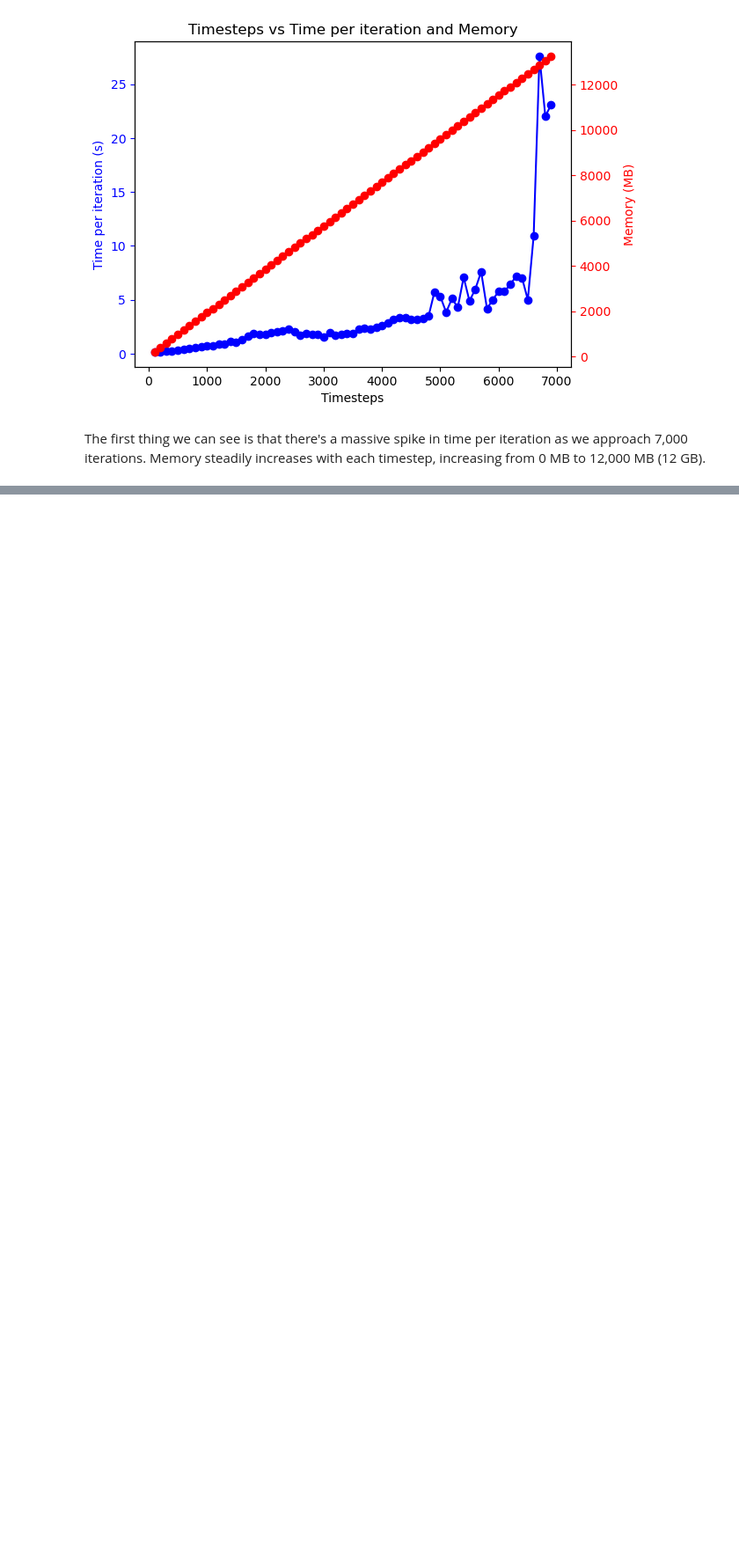
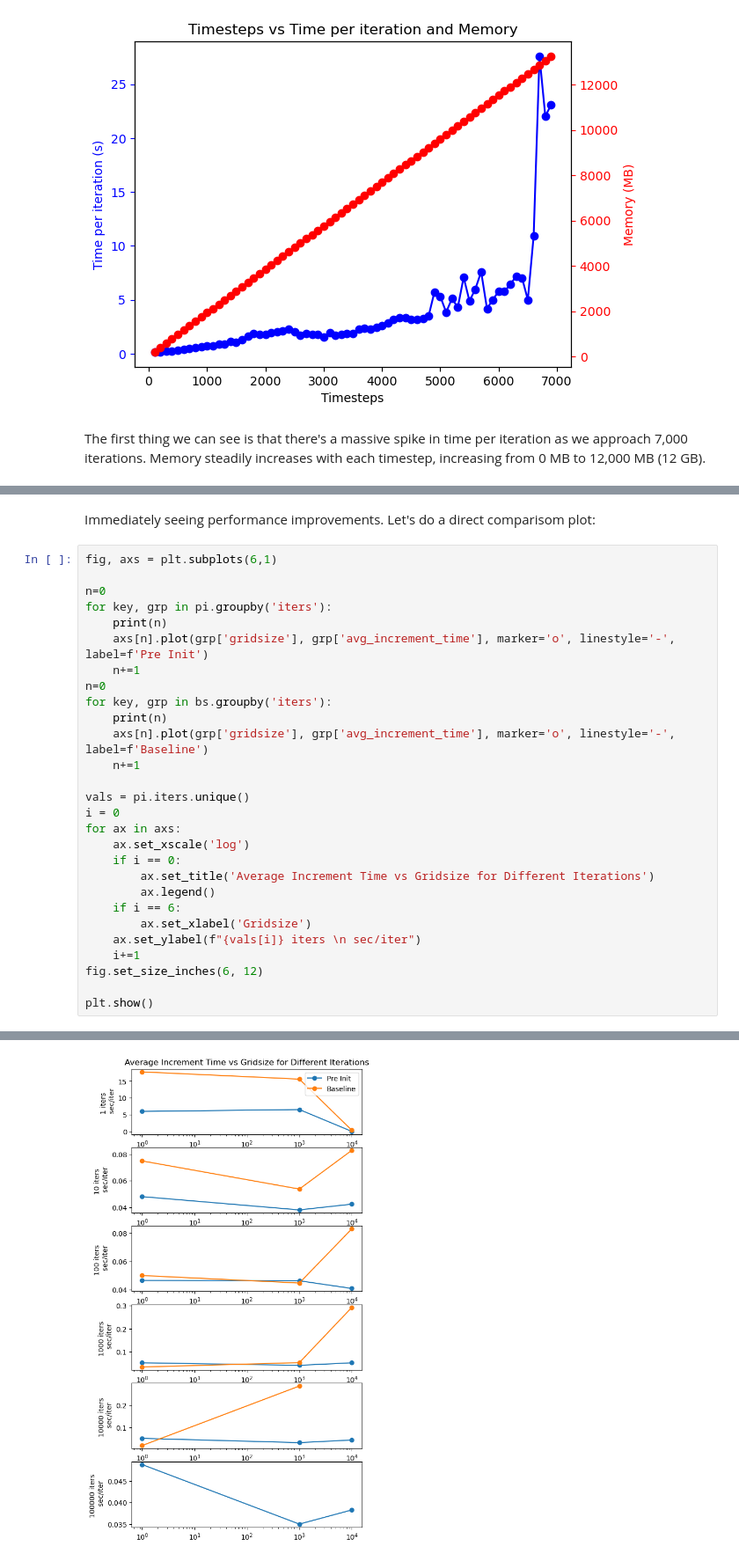
Before and after one commit to EcohydrologyTeam/ClearWater-modules, a Jupyter notebook: examples/dev_sandbox/performance_profiling_tsm.ipynb, the cells around one changed output, grey strips where cells are left out. Shown at 88% size. Cells and saved outputs as stored; diff of their text form; blank space fills up the shorter version.

```diff
--- a/examples/dev_sandbox/performance_profiling_tsm.ipynb
+++ b/examples/dev_sandbox/performance_profiling_tsm.ipynb
@@ -106,0 +128,31 @@ The first thing we can see is that there's a massive spike in time per iteration
+# %% [markdown]
+Immediately seeing performance improvements. Let's do a direct comparisom plot:
+# %%
+fig, axs = plt.subplots(6,1)
+
+n=0
+for key, grp in pi.groupby('iters'):
+    print(n)
+    axs[n].plot(grp['gridsize'], grp['avg_increment_time'], marker='o', linestyle='-', label=f'Pre Init')
+    n+=1
+n=0
+for key, grp in bs.groupby('iters'):
+    print(n)
+    axs[n].plot(grp['gridsize'], grp['avg_increment_time'], marker='o', linestyle='-', label=f'Baseline')
+    n+=1
+
+vals = pi.iters.unique()
+i = 0
+for ax in axs:
+    ax.set_xscale('log')
+    if i == 0:
+        ax.set_title('Average Increment Time vs Gridsize for Different Iterations')
+        ax.legend()
+    if i == 6:
+        ax.set_xlabel('Gridsize')
+    ax.set_ylabel(f"{vals[i]} iters \n sec/iter")
+    i+=1
+fig.set_size_inches(6, 12)
+
+plt.show()
+# %% [output]
@@ -106,0 +170 @@ The first thing we can see is that there's a massive spike in time per iteration
+[figure, added]
```
Also changed, not shown: parts of 8 cells of this notebook.
